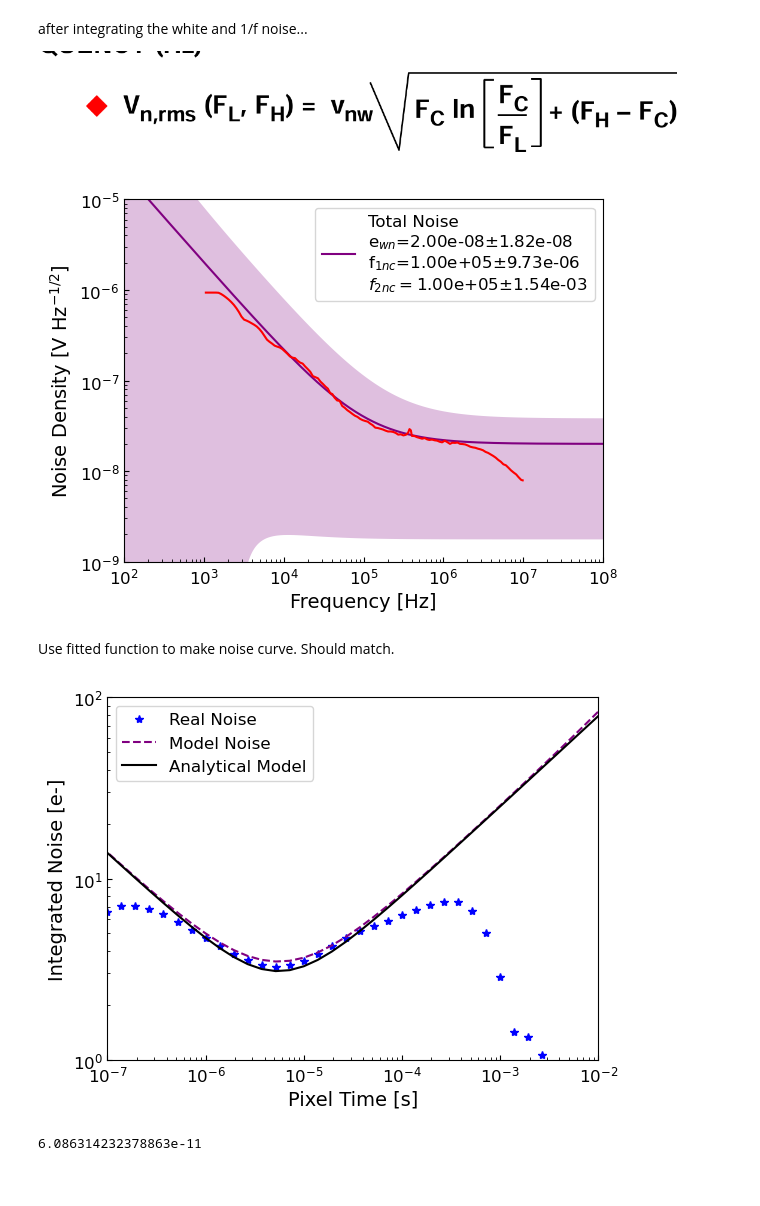
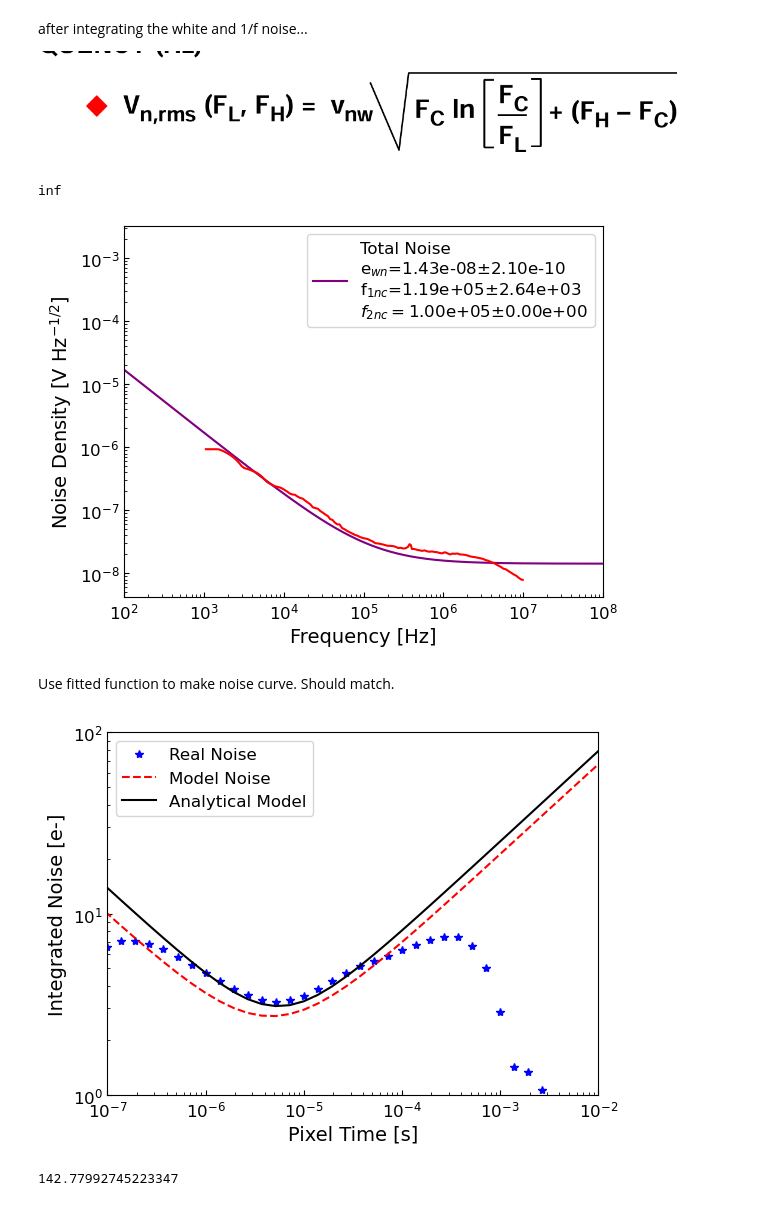
Before and after one commit to brockparker/Research, a Jupyter notebook: CCDs/skipper_noise_testing.ipynb, the cells around one changed output. Cells and saved outputs as stored; diff of their text form; code cells hidden in the pictures.

```diff
--- a/CCDs/skipper_noise_testing.ipynb
+++ b/CCDs/skipper_noise_testing.ipynb
@@ -276,54 +276,59 @@ after integrating the white and 1/f noise...
 
 ![image.png](attachment:image.png)
 # %%
-def noise_model(f, ewn, f1, f2, n1, n2):
+def noise_model(f, ewn, f1, f2):
     f = u.Quantity(f, u.Hz)
     f1 = u.Quantity(f1, u.Hz)
     f2 = u.Quantity(f2, u.Hz)
 
 
     # return  n2/(f.value**2) * ewn +  n1 * ewn/(f.value) + ewn
-    return ewn * f1.value / f.value *n1 + ewn * f2.value / f.value**2 * n2 + ewn
+    return ewn * f1.value / f.value + ewn #* f2.value / f.value**2 + ewn
 # %%
-wn_floor = 2e-8 * u.V / ((u.Hz)**(1/2))
+wn_floor = 2e-8 * u.V / ((u.Hz)**(1/2)) # Nominally 2e-8 * u.V / ((u.Hz)**(1/2))
 
-nc_1f = 100 * u.kHz
-nc_1f2 = 100 * u.kHz#2e6 * u.Hz # Nominally 100 * u.kHz
-n1 = 8
-n2 = 1e-8
+nc_1f = 100 * u.kHz # Nominally 100 * u.kHz
+nc_1f2 = 100 * u.kHz # Nominally 100 * u.kHz
+
+scale = 1e10
+
+popt, pcov = curve_fit(noise_model, noise_freqs, noise_density*scale, p0=[2e-8*scale, 100e3, 100e3], bounds=([0, 0, 0], [np.infty,np.infty,np.infty]), method = 'trf', sigma=noise_density*scale*0.1, absolute_sigma=True)
 #
-popt, pcov = curve_fit(noise_model, noise_freqs, noise_density, p0=[2e-8, 100e3, 100e3, 1, 1], bounds=([0, 0, 0, 0, 0],[np.infty,np.infty,np.infty,np.infty,np.infty]))#, sigma=counterr, absolute_sigma=True)
 cerr = np.sqrt(np.diag(pcov))
+cond_number = np.linalg.cond(pcov)
+print(cond_number) # Must be small
 
-sig_below = noise_model(freqs, popt[0]-cerr[0],popt[1]-cerr[1],popt[2]-cerr[2],popt[3]-cerr[3],popt[4]-cerr[4])
-sig_above = noise_model(freqs, popt[0]+cerr[0],popt[1]+cerr[1],popt[2]+cerr[2],popt[3]+cerr[3],popt[4]+cerr[4])
+sig_below = noise_model(freqs, popt[0]-cerr[0],popt[1]-cerr[1],popt[2]-cerr[2])
+sig_above = noise_model(freqs, popt[0]+cerr[0],popt[1]+cerr[1],popt[2]+cerr[2])
+# %% [output]
+inf
 # %%
 quantity_support()
 
 fig, ax = plt.subplots(1, 1, figsize=(6,4.5), layout='tight')
 
-ax.plot(freqs, noise_model(freqs, *popt), label='Total Noise \ne$_{{wn}}$={:.2e}$\pm${:.2e}\nf$_{{1nc}}$={:.2e}$\pm${:.2e}\n$f_{{2nc}}=${:.2e}$\pm${:.2e}'.format(popt[0],cerr[0],popt[1],cerr[1],popt[2],cerr[2]), color='purple')
+ax.plot(freqs, noise_model(freqs, *popt)/scale, label='Total Noise \ne$_{{wn}}$={:.2e}$\pm${:.2e}\nf$_{{1nc}}$={:.2e}$\pm${:.2e}\n$f_{{2nc}}=${:.2e}$\pm${:.2e}'.format(popt[0]/scale,cerr[0]/scale,popt[1],cerr[1],popt[2],cerr[2]), color='purple')
 ax.plot(noise_freqs, noise_density, color='red', ls='-')
 
-ax.fill_between(freqs, sig_below, sig_above, facecolor='purple', alpha=0.25)
+ax.fill_between(freqs, sig_below/scale, sig_above/scale, facecolor='purple', alpha=0.25)
 
 ax.set_xlabel(r'Frequency [Hz]')
 ax.set_ylabel(r'Noise Density [V Hz$^{-1/2}$]')
 ax.legend(loc = 'upper right')
 ax.set_xlim(1e2, 1e8)
 ax.set_xscale('log')
 ax.set_yscale('log')
-ax.set_ylim(1e-9, 1e-5)
+# ax.set_ylim(1e-9, 1e-5)
 
 ax.tick_params(axis='both', direction='in', which='both')
 
 fig.tight_layout()
 
 # plt.savefig('C:/Users/Brock/Documents/Git/Research/CCDs/ccd_integrated_noise.png', dpi=250)
 # plt.savefig('/home/baparker/GitHub/Research/CCDs/ccd_integrated_noise.png', dpi=250)
 plt.show()
 # %% [output]
-[figure, old version]
+[figure, new version]
 # %% [markdown]
 Use fitted function to make noise curve. Should match.
 # %%
@@ -342,7 +347,7 @@ fig, ax = plt.subplots(1, 1, figsize=(6,4.5), layout='tight')
 # ax3 = ax.twiny()
 
 ax.plot(taus, output_noise / conversion, color='blue', ls='', label='Real Noise', marker='*')
-ax.plot(taus, model_output_noise / conversion, color='red', ls='--', label='Model Noise')
+ax.plot(taus, model_output_noise/scale / conversion, color='red', ls='--', label='Model Noise')
 ax.plot(taus, sig_cds(wn_floor, taus, nc_1f, nc_1f2) / conversion, color='black', label='Analytical Model')
 
 # ax3.plot(taus, [0]*array_len, color='green', ls='-')
@@ -368,8 +373,8 @@ fig.tight_layout()
 # plt.savefig('/home/baparker/GitHub/Research/CCDs/ccd_integrated_noise.png', dpi=250)
 plt.show()
 # %% [output]
-[figure, old version]
+[figure, new version]
 # %%
 abs(model_noise_density).min()
 # %% [output]
-6.086314232378863e-11
+142.77992745223347
```
Also changed, not shown: 7 other files.
